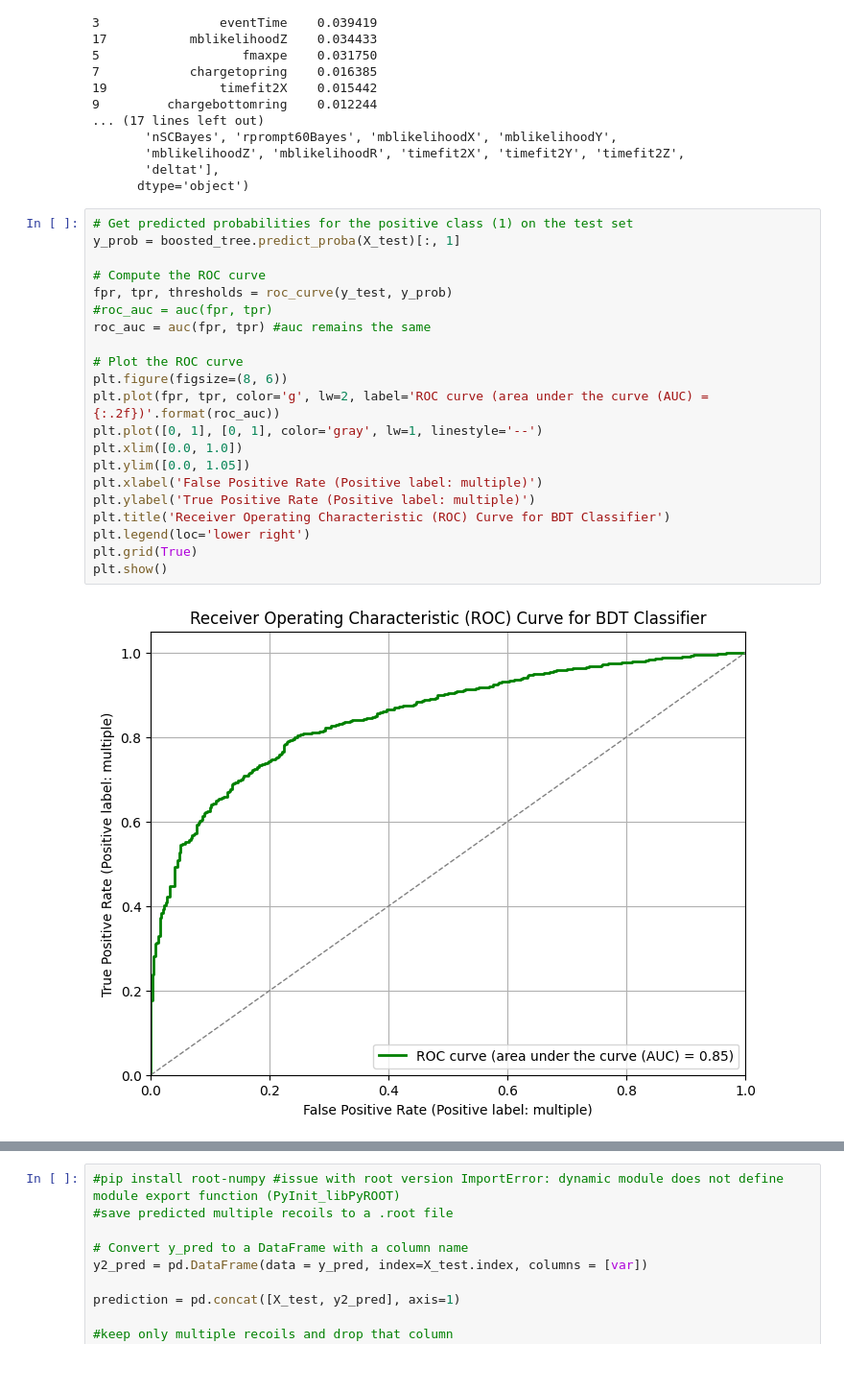
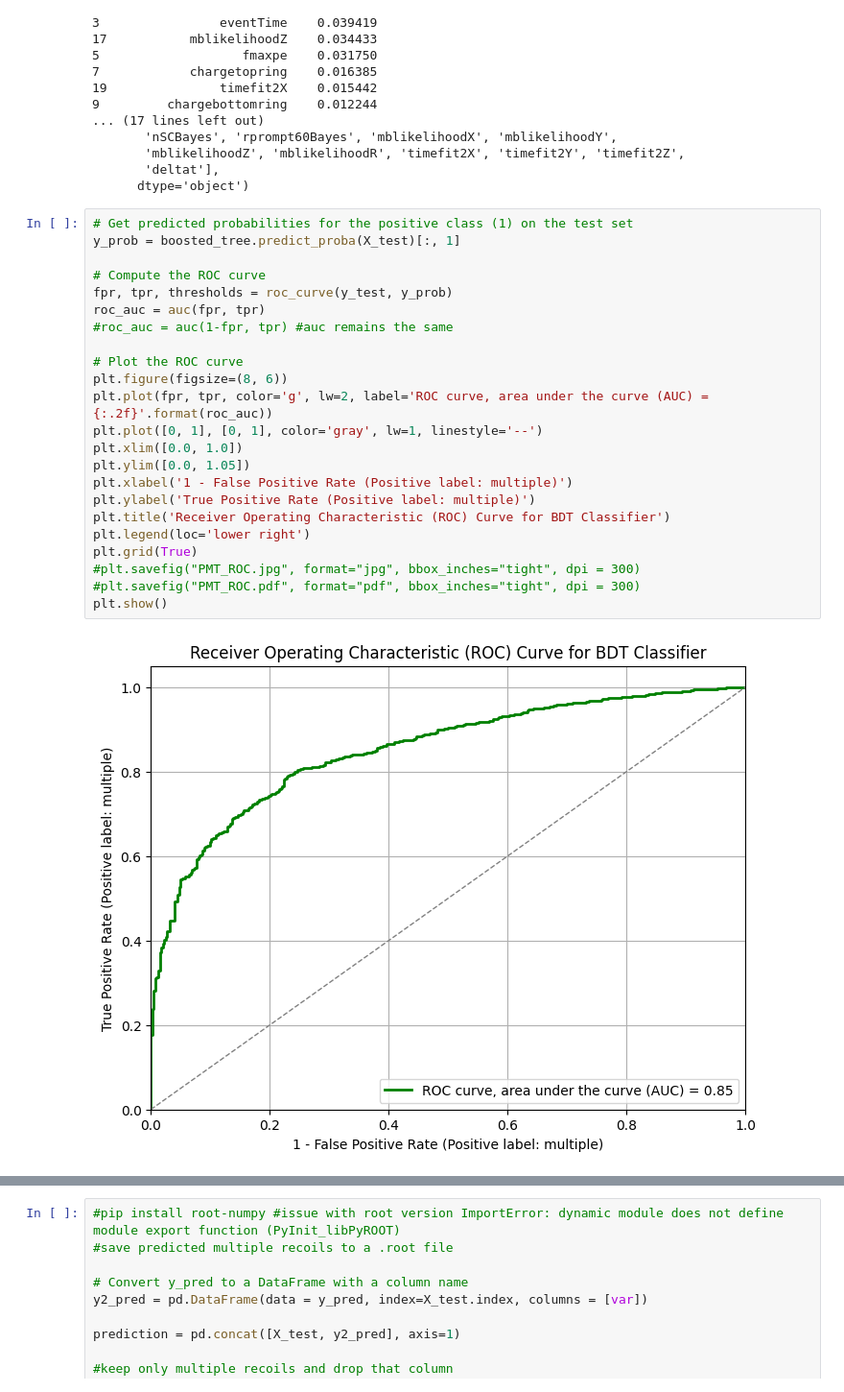
Before and after one commit to marioalpizarv/portfolio, a Jupyter notebook: MultipleRecoilsBoostedDTClassifier_PMTs.ipynb, the cells around one changed output, grey strips where cells are left out. Shown at 96% size. Drawn from its saved outputs; the diff is of its cells as text.

```diff
--- a/MultipleRecoilsBoostedDTClassifier_PMTs.ipynb
+++ b/MultipleRecoilsBoostedDTClassifier_PMTs.ipynb
@@ -415,23 +428,25 @@ print(X.columns)
 # %%
 # Get predicted probabilities for the positive class (1) on the test set
 y_prob = boosted_tree.predict_proba(X_test)[:, 1]
 
 # Compute the ROC curve
 fpr, tpr, thresholds = roc_curve(y_test, y_prob)
-#roc_auc = auc(fpr, tpr)
-roc_auc = auc(fpr, tpr) #auc remains the same
+roc_auc = auc(fpr, tpr)
+#roc_auc = auc(1-fpr, tpr) #auc remains the same
 
 # Plot the ROC curve
 plt.figure(figsize=(8, 6))
-plt.plot(fpr, tpr, color='g', lw=2, label='ROC curve (area under the curve (AUC) = {:.2f})'.format(roc_auc))
+plt.plot(fpr, tpr, color='g', lw=2, label='ROC curve, area under the curve (AUC) = {:.2f}'.format(roc_auc))
 plt.plot([0, 1], [0, 1], color='gray', lw=1, linestyle='--')
 plt.xlim([0.0, 1.0])
 plt.ylim([0.0, 1.05])
-plt.xlabel('False Positive Rate (Positive label: multiple)')
+plt.xlabel('1 - False Positive Rate (Positive label: multiple)')
 plt.ylabel('True Positive Rate (Positive label: multiple)')
 plt.title('Receiver Operating Characteristic (ROC) Curve for BDT Classifier')
 plt.legend(loc='lower right')
 plt.grid(True)
+#plt.savefig("PMT_ROC.jpg", format="jpg", bbox_inches="tight", dpi = 300)
+#plt.savefig("PMT_ROC.pdf", format="pdf", bbox_inches="tight", dpi = 300)
 plt.show()
 # %% [output]
-[figure, old version]
+[figure, new version]
```
Also changed, not shown: parts of 15 cells of this notebook, 1 other file.
